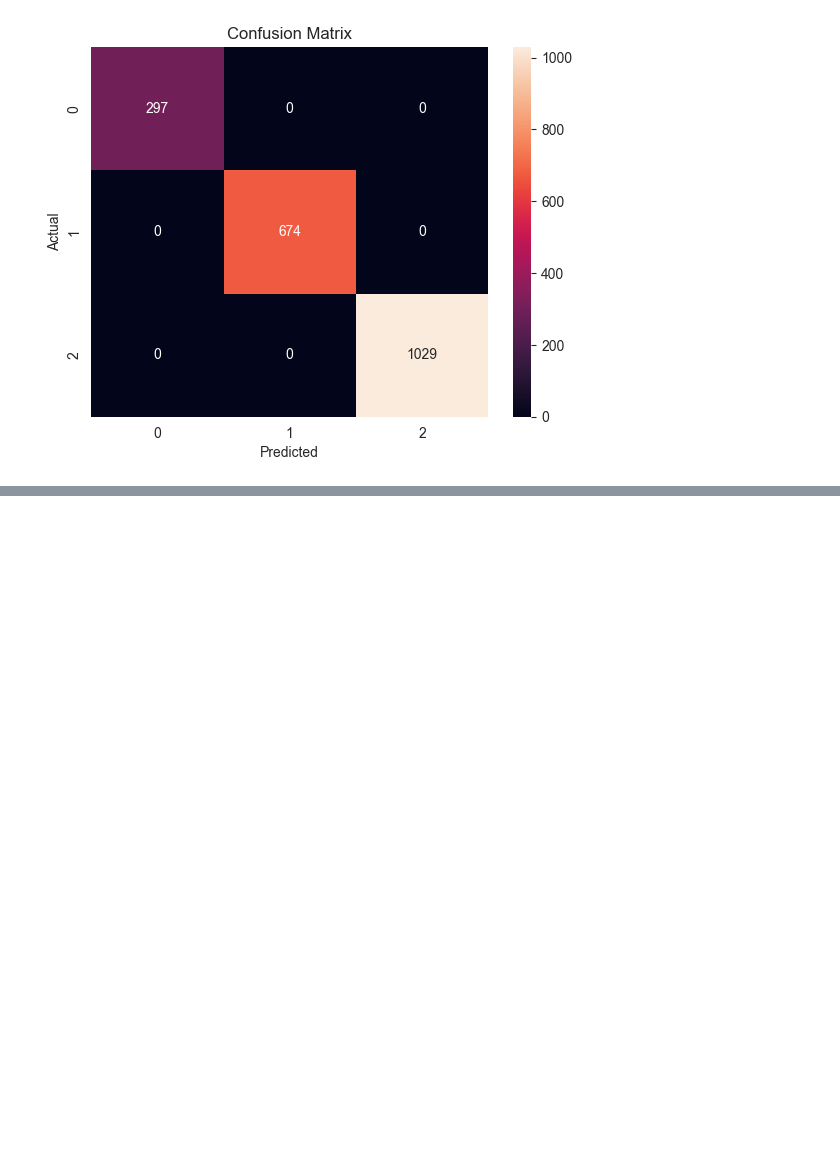
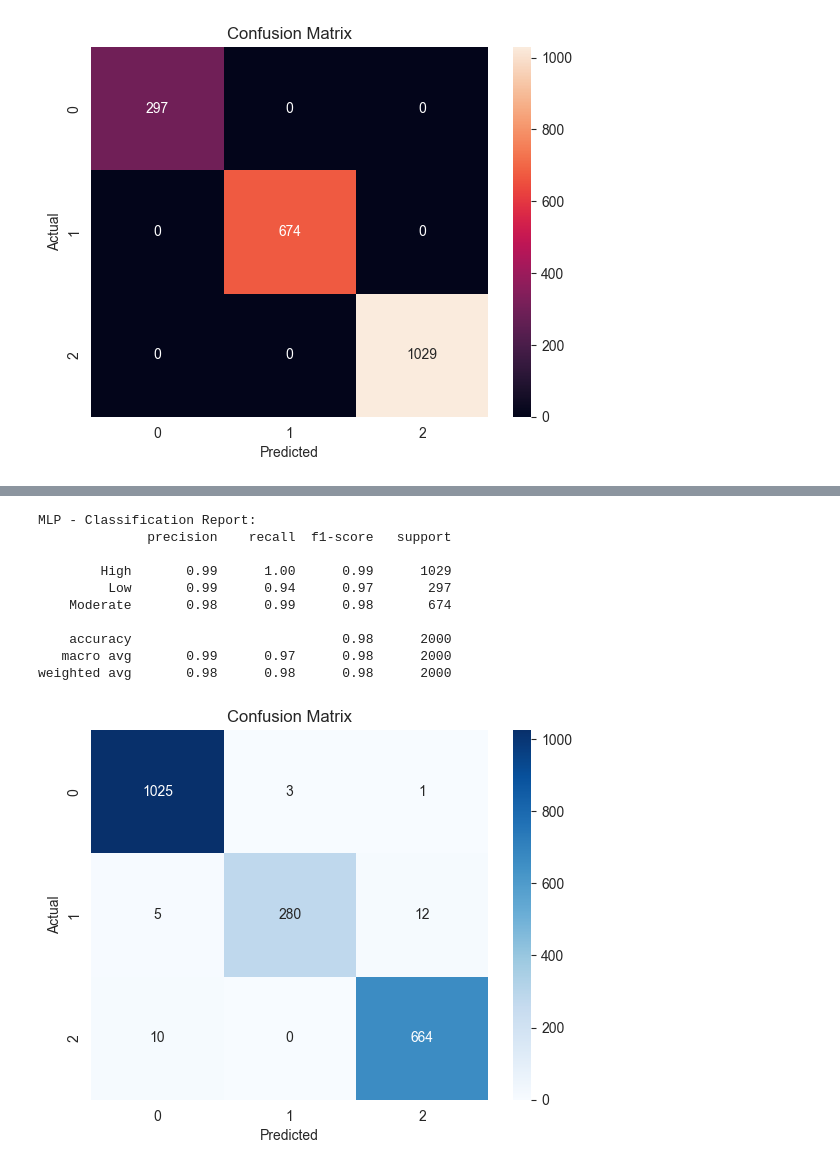
Before and after one commit to PabloGC1908/stress-predict, a Jupyter notebook: backend/ml-service/model/stress_eda.ipynb, the cells around one changed output, grey strips where cells are left out. Saved outputs shown, nothing was run; the diff lists cells and outputs as text; code cells hidden in the pictures; blank space fills up the shorter version.

```diff
--- a/backend/ml-service/model/stress_eda.ipynb
+++ b/backend/ml-service/model/stress_eda.ipynb
@@ -185,0 +269,19 @@ plt.show()
+# %%
+from sklearn.neural_network import MLPClassifier
+
+mlp_model = MLPClassifier(random_state=42)
+mlp_model.fit(X_train,y_train)
+print("MLP - Classification Report:")
+evaluate_model(mlp_model, X_test, y_test)
+# %% [output]
+MLP - Classification Report:
+              precision    recall  f1-score   support
+
+        High       0.99      1.00      0.99      1029
+         Low       0.99      0.94      0.97       297
+    Moderate       0.98      0.99      0.98       674
+
+    accuracy                           0.98      2000
+   macro avg       0.99      0.97      0.98      2000
+weighted avg       0.98      0.98      0.98      2000
+[figure, added]
```
Also changed, not shown: parts of 6 cells of this notebook, 2 other files.
